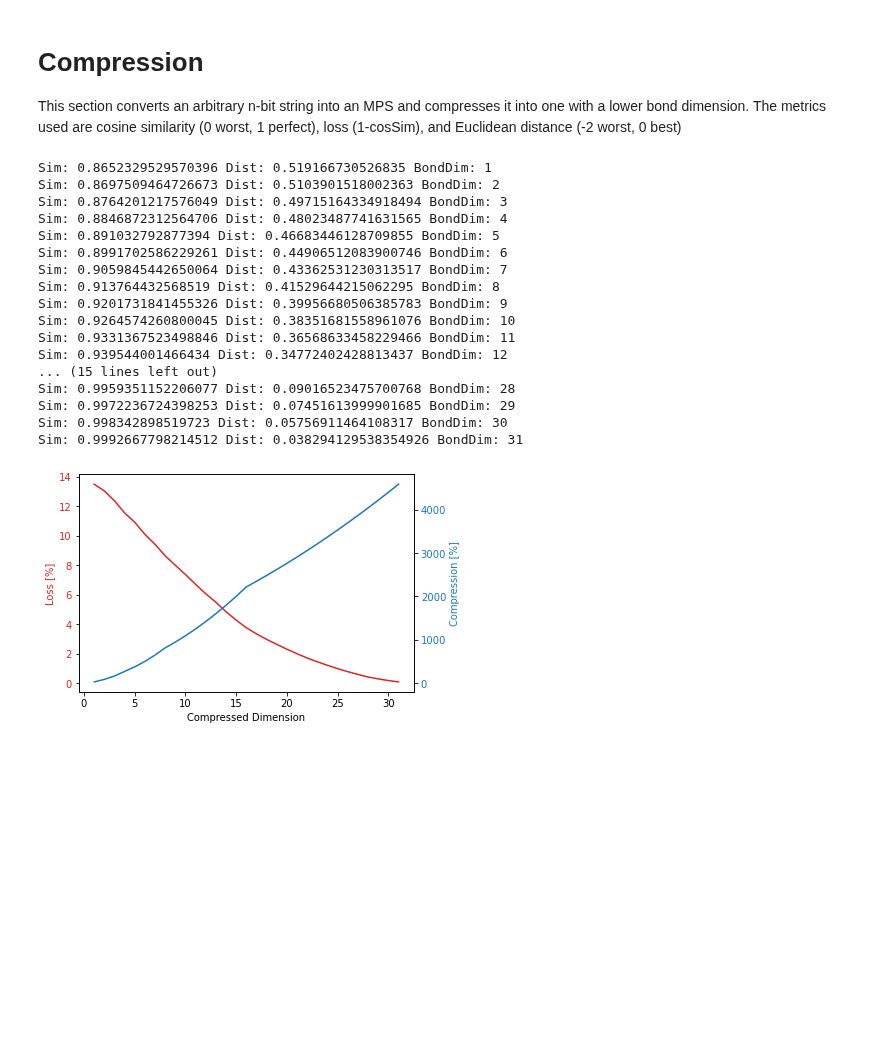
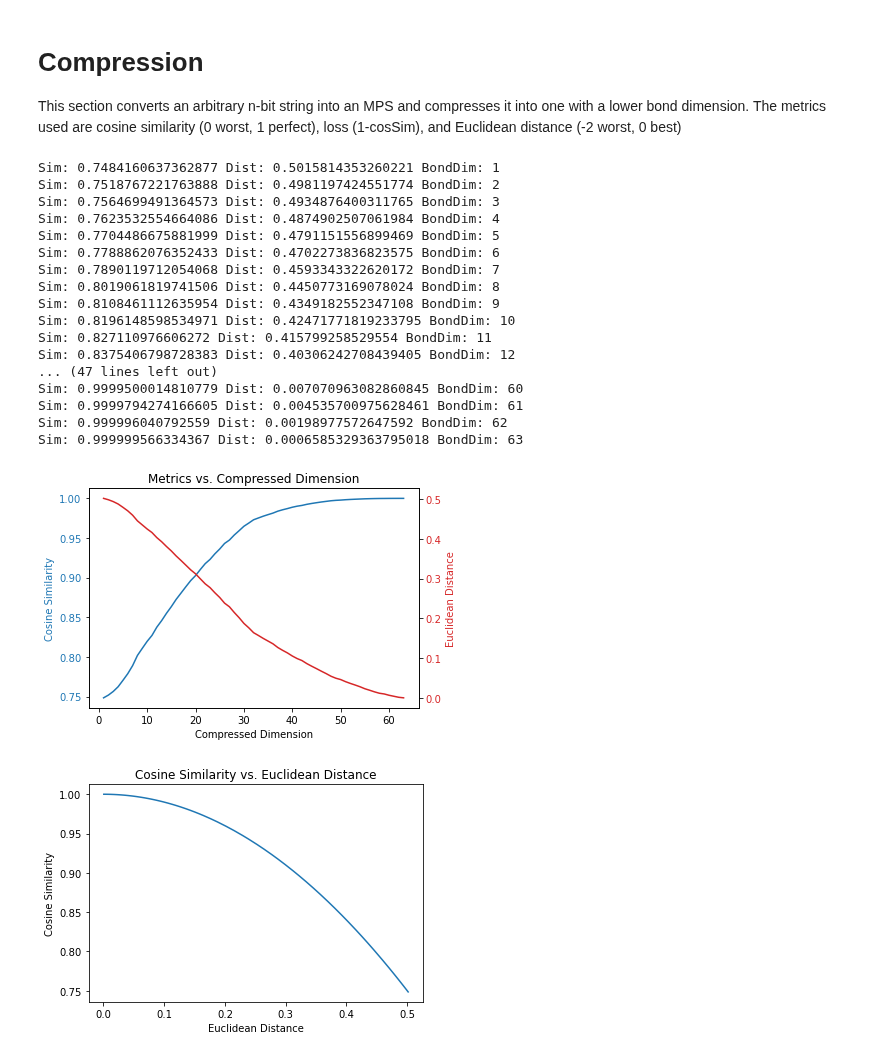
Before and after one commit to aaronleesander/DMRG-inspired-Algorithms-for-Neural-Network-Compression, a Jupyter notebook: DMRG/CompressionNB.ipynb, the cells around one changed output. Saved outputs shown, nothing was run; the diff lists cells and outputs as text; code cells hidden in the pictures; blank space fills up the shorter version.

Commit message:
CompressionNB and compression results changed

```diff
--- a/DMRG/CompressionNB.ipynb
+++ b/DMRG/CompressionNB.ipynb
@@ -50,31 +52,29 @@ Energy: -3.493959207434935 BondDim: 2
 This section converts an arbitrary n-bit string into an MPS and compresses it into one with a lower bond dimension.
 The metrics used are cosine similarity (0 worst, 1 perfect), loss (1-cosSim), and Euclidean distance (-2 worst, 0 best)
 # %%
-data = init.initialize_random_normed_vector(length=2048)
+data = init.initialize_random_normed_vector(length=4096)
 # %%
 d = 2
 raw_state = vector_to_left_canonical_MPS(data, phys_dim=d, num_sites=int(math.log(len(data), d)))
 # %%
-compressions, dist, sim = compress(raw_state, threshold=1e-8, plot=0)
+compressions, dist, sim = compress(raw_state, threshold=1e-3, plot=1)
 # %% [output]
-Sim: 0.8652329529570396 Dist: 0.519166730526835 BondDim: 1
-Sim: 0.8697509464726673 Dist: 0.5103901518002363 BondDim: 2
-Sim: 0.8764201217576049 Dist: 0.49715164334918494 BondDim: 3
-Sim: 0.8846872312564706 Dist: 0.48023487741631565 BondDim: 4
-Sim: 0.891032792877394 Dist: 0.46683446128709855 BondDim: 5
-Sim: 0.8991702586229261 Dist: 0.44906512083900746 BondDim: 6
-Sim: 0.9059845442650064 Dist: 0.43362531230313517 BondDim: 7
-Sim: 0.913764432568519 Dist: 0.41529644215062295 BondDim: 8
-Sim: 0.9201731841455326 Dist: 0.39956680506385783 BondDim: 9
-Sim: 0.9264574260800045 Dist: 0.38351681558961076 BondDim: 10
-Sim: 0.9331367523498846 Dist: 0.36568633458229466 BondDim: 11
-Sim: 0.939544001466434 Dist: 0.34772402428813437 BondDim: 12
-... (15 lines left out)
-Sim: 0.9959351152206077 Dist: 0.09016523475700768 BondDim: 28
-Sim: 0.9972236724398253 Dist: 0.07451613999901685 BondDim: 29
-Sim: 0.998342898519723 Dist: 0.05756911464108317 BondDim: 30
-Sim: 0.9992667798214512 Dist: 0.038294129538354926 BondDim: 31
+Sim: 0.7484160637362877 Dist: 0.5015814353260221 BondDim: 1
+Sim: 0.7518767221763888 Dist: 0.4981197424551774 BondDim: 2
+Sim: 0.7564699491364573 Dist: 0.4934876400311765 BondDim: 3
+Sim: 0.7623532554664086 Dist: 0.4874902507061984 BondDim: 4
+Sim: 0.7704486675881999 Dist: 0.4791151556899469 BondDim: 5
+Sim: 0.7788862076352433 Dist: 0.4702273836823575 BondDim: 6
+Sim: 0.7890119712054068 Dist: 0.4593343322620172 BondDim: 7
+Sim: 0.8019061819741506 Dist: 0.4450773169078024 BondDim: 8
+Sim: 0.8108461112635954 Dist: 0.4349182552347108 BondDim: 9
+Sim: 0.8196148598534971 Dist: 0.42471771819233795 BondDim: 10
+Sim: 0.827110976606272 Dist: 0.415799258529554 BondDim: 11
+Sim: 0.8375406798728383 Dist: 0.40306242708439405 BondDim: 12
+... (47 lines left out)
+Sim: 0.9999500014810779 Dist: 0.007070963082860845 BondDim: 60
+Sim: 0.9999794274166605 Dist: 0.004535700975628461 BondDim: 61
+Sim: 0.999996040792559 Dist: 0.00198977572647592 BondDim: 62
+Sim: 0.999999566334367 Dist: 0.0006585329363795018 BondDim: 63
+[figure, added]
+[figure, added]
-# %%
-compressions, dist, sim = compress(raw_state, threshold=1e-8, plot=1)
-# %% [output]
-[figure, removed]
```
Also changed, not shown: parts of 1 cell of this notebook, 4 other files.
